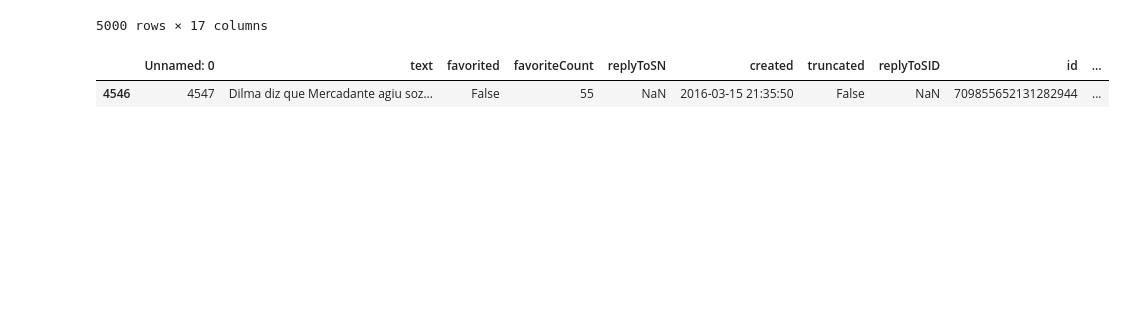
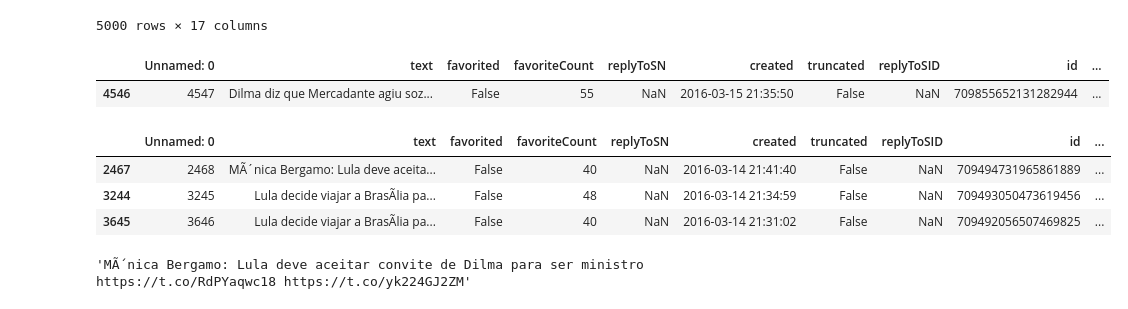
Before and after one commit to jailsonpj/analysis-sentiment-impeachment, a Jupyter notebook: dados/twitter/dados_twitter.ipynb, the cells around one changed output. Cells and saved outputs as stored; diff of their text form; code cells hidden in the pictures; blank space fills up the shorter version.

```diff
--- a/dados/twitter/dados_twitter.ipynb
+++ b/dados/twitter/dados_twitter.ipynb
@@ -71,4 +71,16 @@ estadao
 |  | Unnamed: 0 | text | favorited | favoriteCount | replyToSN | created | truncated | replyToSID | id | ... |
 | 4546 | 4547 | Dilma diz que Mercadante agiu soz... | False | 55 | NaN | 2016-03-15 21:35:50 | False | NaN | 709855652131282944 | ... |
 # %%
-#filtrando twitters para o usuário do jornal Estadão, versão online do jornal O Estado de São Paulo
+#filtrando twitters para o usuário do jornal Folha versão online do jornal O Folha de São Paulo
+folha = dados_twitter3.loc[dados_twitter3['screenName'] == 'folha']
+# %%
+folha
+# %% [output]
+|  | Unnamed: 0 | text | favorited | favoriteCount | replyToSN | created | truncated | replyToSID | id | ... |
+| 2467 | 2468 | MÃ´nica Bergamo: Lula deve aceita... | False | 40 | NaN | 2016-03-14 21:41:40 | False | NaN | 709494731965861889 | ... |
+| 3244 | 3245 | Lula decide viajar a BrasÃ­lia pa... | False | 48 | NaN | 2016-03-14 21:34:59 | False | NaN | 709493050473619456 | ... |
+| 3645 | 3646 | Lula decide viajar a BrasÃ­lia pa... | False | 40 | NaN | 2016-03-14 21:31:02 | False | NaN | 709492056507469825 | ... |
+# %%
+folha['text'][2467]
+# %% [output]
+'MÃ´nica Bergamo: Lula deve aceitar convite de Dilma para ser ministro https://t.co/RdPYaqwc18 https://t.co/yk224GJ2ZM'
```
